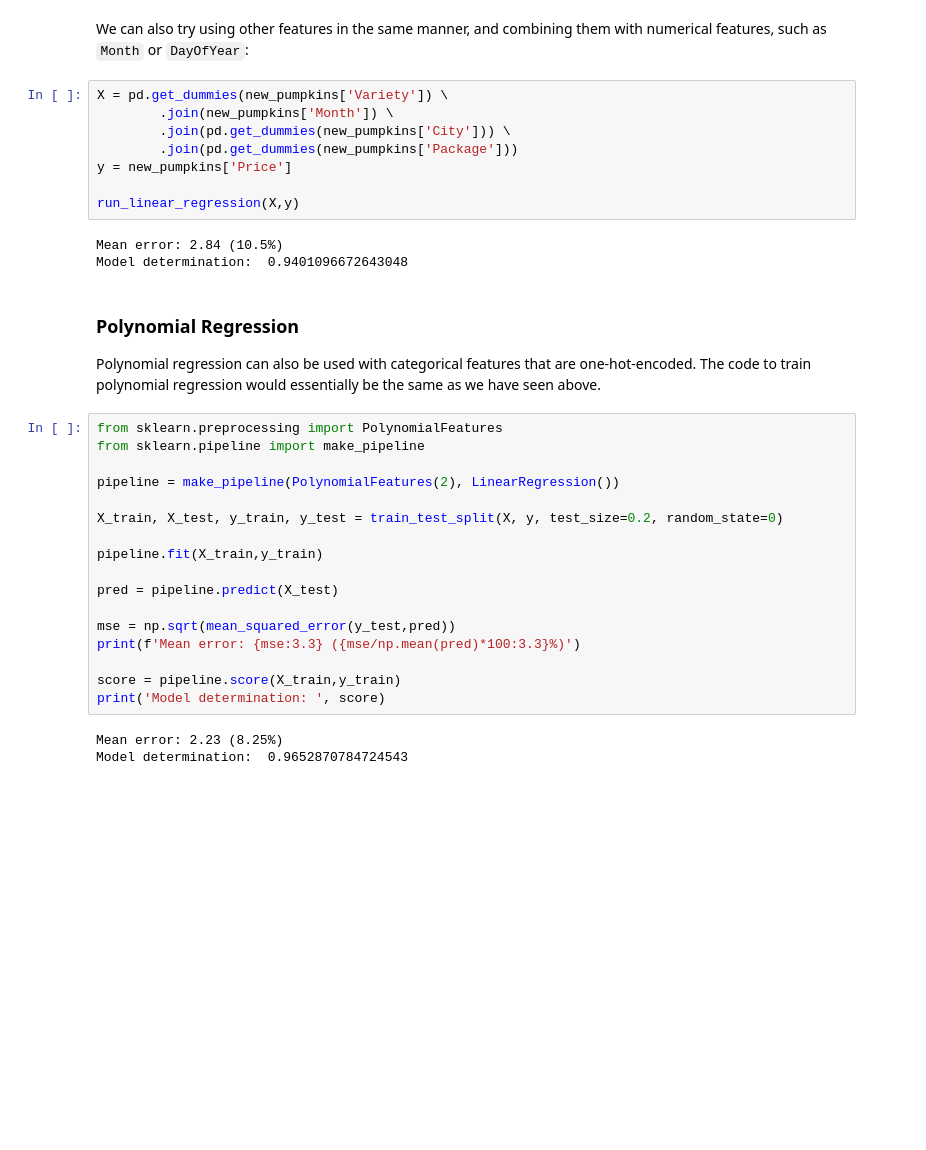
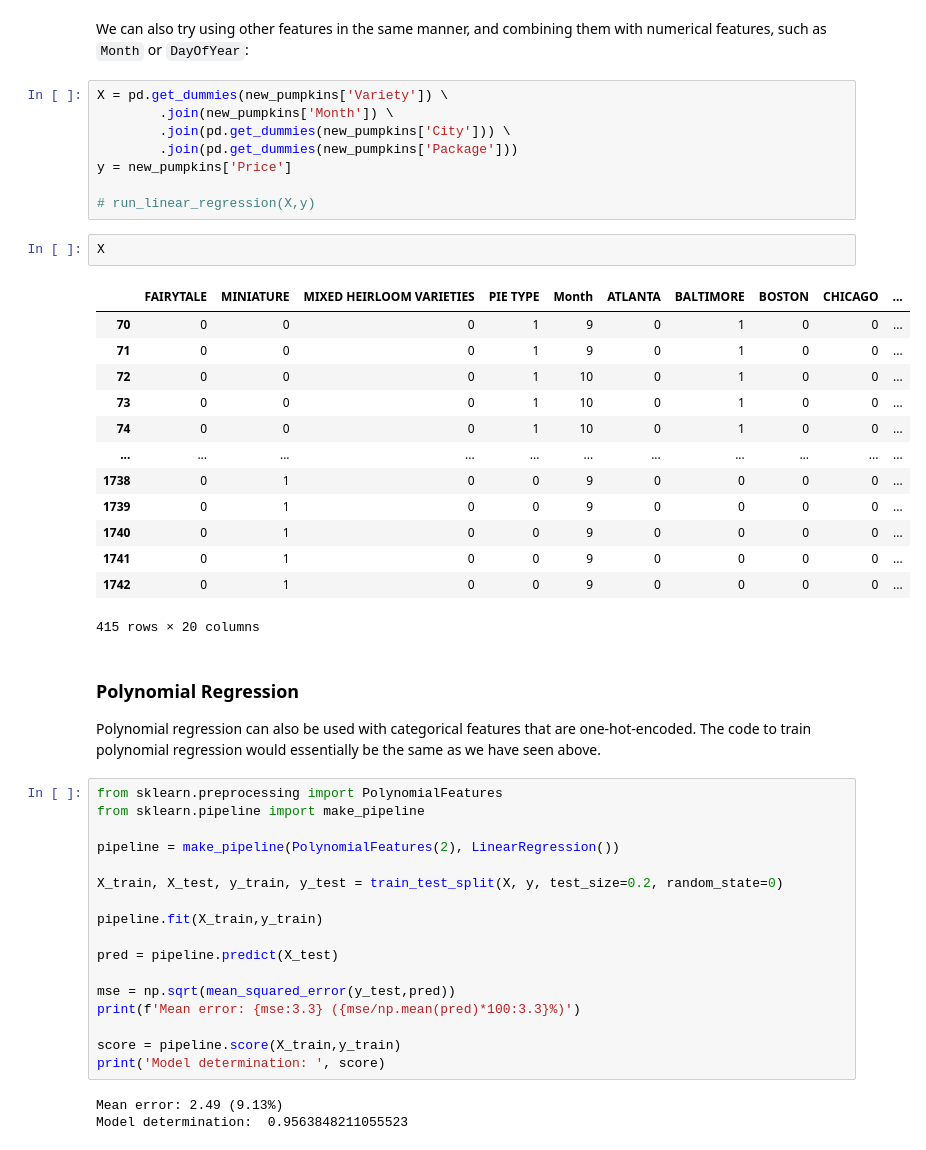
Before and after one commit to Kirfan97/ML-For-Beginners-Fork1, a Jupyter notebook: 2-Regression/3-Linear/solution/notebook.ipynb, the cells around one changed output. Drawn from its saved outputs; the diff is of its cells as text; blank space fills up the shorter version.

Commit message:
FinishingRegression

```diff
--- a/2-Regression/3-Linear/solution/notebook.ipynb
+++ b/2-Regression/3-Linear/solution/notebook.ipynb
@@ -229,10 +229,23 @@ X = pd.get_dummies(new_pumpkins['Variety']) \
         .join(pd.get_dummies(new_pumpkins['Package']))
 y = new_pumpkins['Price']
 
-run_linear_regression(X,y)
+# run_linear_regression(X,y)
-# %% [output]
-Mean error: 2.84 (10.5%)
-Model determination:  0.9401096672643048
+# %%
+X
+# %% [output]
+|  | FAIRYTALE | MINIATURE | MIXED HEIRLOOM VARIETIES | PIE TYPE | Month | ATLANTA | BALTIMORE | BOSTON | CHICAGO | ... |
+| 70 | 0 | 0 | 0 | 1 | 9 | 0 | 1 | 0 | 0 | ... |
+| 71 | 0 | 0 | 0 | 1 | 9 | 0 | 1 | 0 | 0 | ... |
+| 72 | 0 | 0 | 0 | 1 | 10 | 0 | 1 | 0 | 0 | ... |
+| 73 | 0 | 0 | 0 | 1 | 10 | 0 | 1 | 0 | 0 | ... |
+| 74 | 0 | 0 | 0 | 1 | 10 | 0 | 1 | 0 | 0 | ... |
+| ... | ... | ... | ... | ... | ... | ... | ... | ... | ... | ... |
+| 1738 | 0 | 1 | 0 | 0 | 9 | 0 | 0 | 0 | 0 | ... |
+| 1739 | 0 | 1 | 0 | 0 | 9 | 0 | 0 | 0 | 0 | ... |
+| 1740 | 0 | 1 | 0 | 0 | 9 | 0 | 0 | 0 | 0 | ... |
+| 1741 | 0 | 1 | 0 | 0 | 9 | 0 | 0 | 0 | 0 | ... |
+| 1742 | 0 | 1 | 0 | 0 | 9 | 0 | 0 | 0 | 0 | ... |
+415 rows × 20 columns
 # %% [markdown]
 ### Polynomial Regression
 
@@ -255,5 +268,5 @@ print(f'Mean error: {mse:3.3} ({mse/np.mean(pred)*100:3.3}%)')
 score = pipeline.score(X_train,y_train)
 print('Model determination: ', score)
 # %% [output]
-Mean error: 2.23 (8.25%)
-Model determination:  0.9652870784724543
+Mean error: 2.49 (9.13%)
+Model determination:  0.9563848211055523
```
Also changed, not shown: parts of 1 cell of this notebook, 5 other files.
